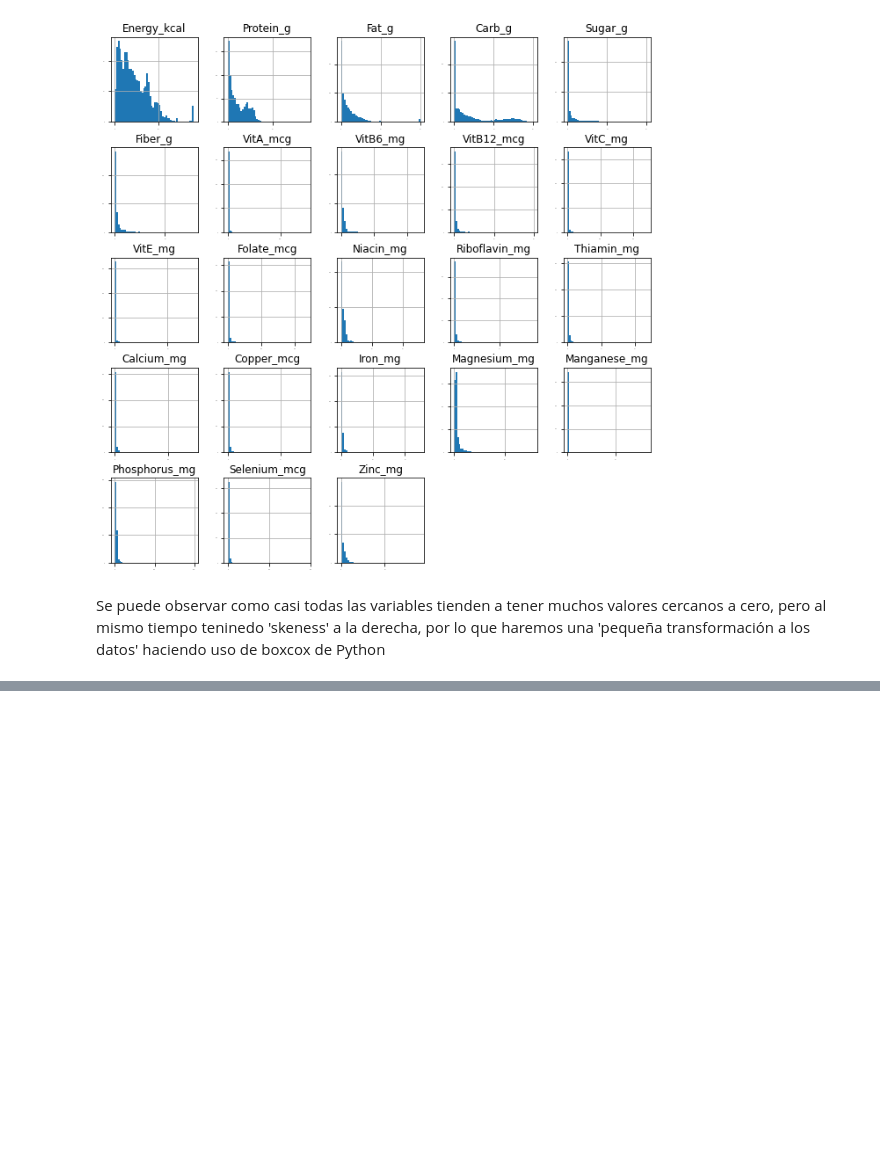
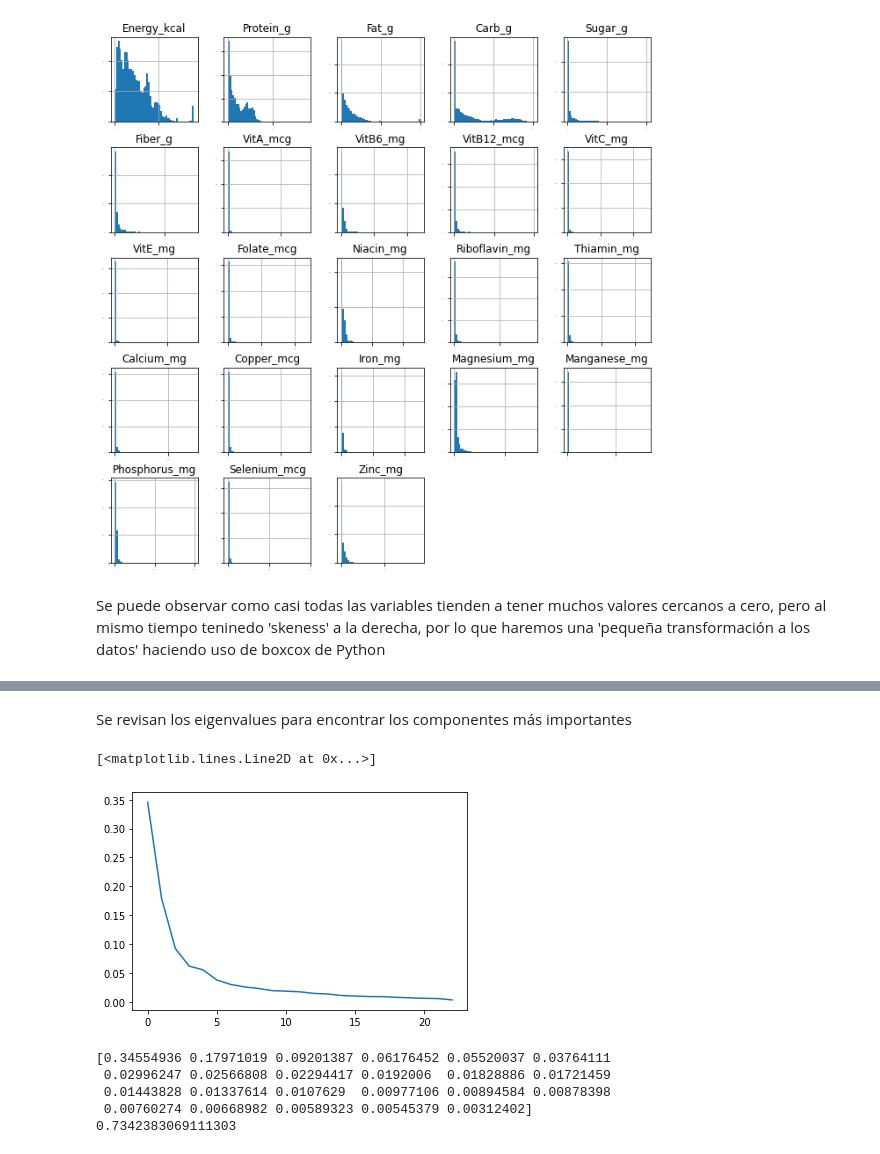
Before and after one commit to Sergio-Ibarra-1795/Diplomado_UNAM_DC_Full_gitHub, a Jupyter notebook: Modulo7_Aprendizaje_NO_supervisado/Modulo7_Practica2.ipynb, the cells around one changed output, grey strips where cells are left out. Cells and saved outputs as stored; diff of their text form; code cells hidden in the pictures; blank space fills up the shorter version.

```diff
--- a/Modulo7_Aprendizaje_NO_supervisado/Modulo7_Practica2.ipynb
+++ b/Modulo7_Aprendizaje_NO_supervisado/Modulo7_Practica2.ipynb
@@ -528,0 +569,5 @@ nutrition_pca_TF.head(5)
+# %%
+# from sklearn.decomposition import PCA
+pca_model = PCA()
+pca_model_nutrition = pca_model.fit_transform(nutrition_pca_TF)
+pca_model_nutrition
@@ -528,0 +588,16 @@ nutrition_pca_TF.head(5)
+# %% [markdown]
+Se revisan los eigenvalues para encontrar los componentes más importantes
+# %%
+plt.plot(pca_model.explained_variance_ratio_)
+# %% [output]
+[<matplotlib.lines.Line2D at 0x...>]
+[figure, added]
+# %%
+print (pca_model.explained_variance_ratio_)
+print (pca_model.explained_variance_ratio_[:5].sum())
+# %% [output]
+[0.34554936 0.17971019 0.09201387 0.06176452 0.05520037 0.03764111
+ 0.02996247 0.02566808 0.02294417 0.0192006  0.01828886 0.01721459
+ 0.01443828 0.01337614 0.0107629  0.00977106 0.00894584 0.00878398
+ 0.00760274 0.00668982 0.00589323 0.00545379 0.00312402]
+0.7342383069111303
```
Also changed, not shown: parts of 13 cells of this notebook.
